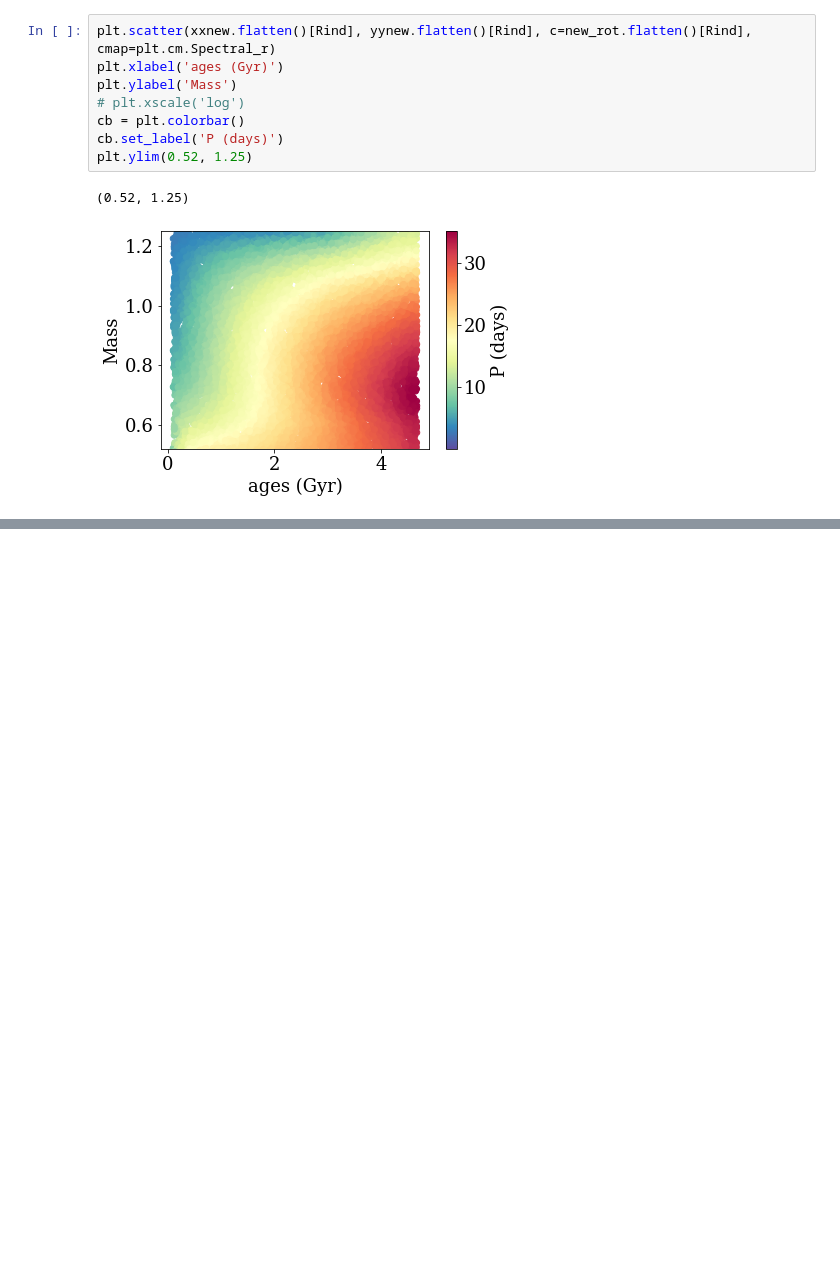
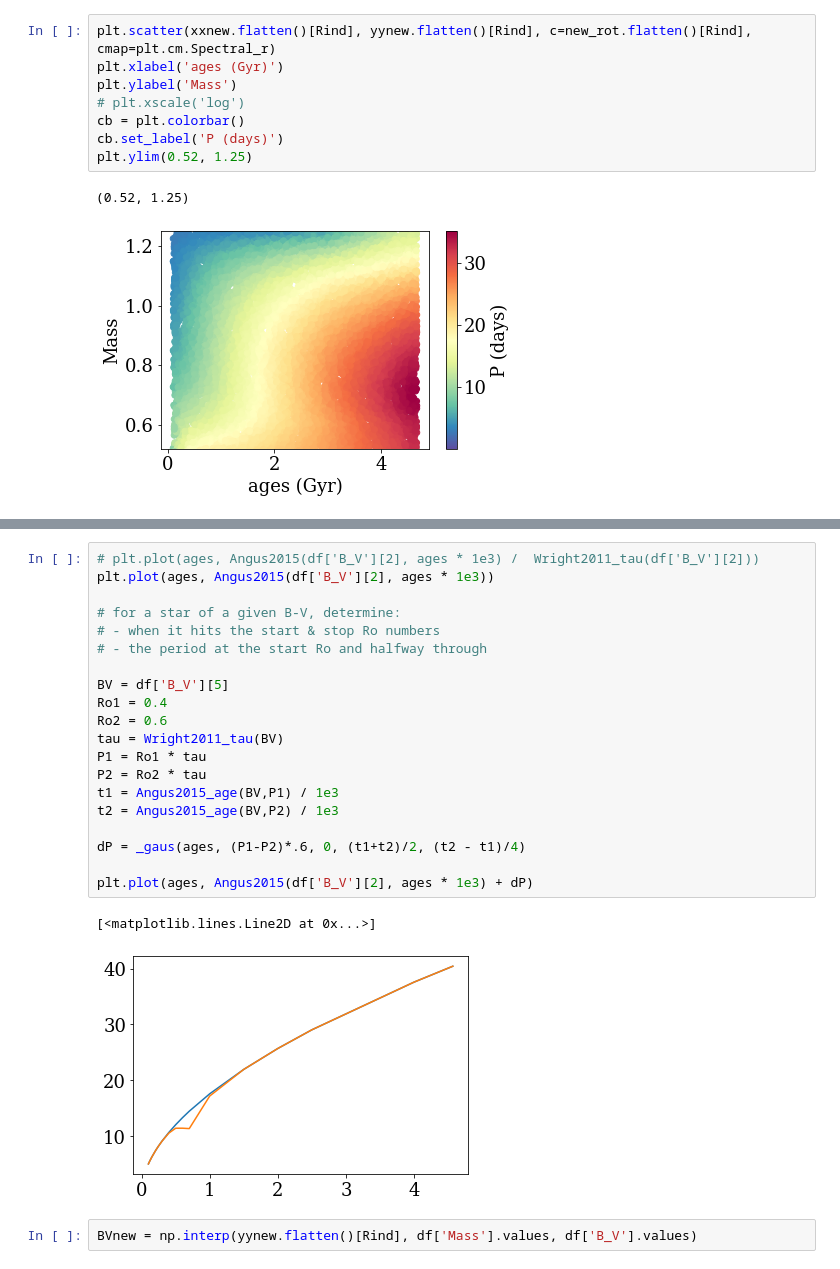
Before and after one commit to jradavenport/stall-down, a Jupyter notebook: code/SL20.ipynb, the cells around one changed output, grey strips where cells are left out. Cells and saved outputs as stored; diff of their text form; blank space fills up the shorter version.

Commit message:
adding a gap with Rossby number

```diff
--- a/code/SL20.ipynb
+++ b/code/SL20.ipynb
@@ -129,0 +212,25 @@ plt.savefig('SL20_test.jpg', dpi=150, bbox_inches='tight', pad_inches=0.25)
+# %%
+# plt.plot(ages, Angus2015(df['B_V'][2], ages * 1e3) /  Wright2011_tau(df['B_V'][2]))
+plt.plot(ages, Angus2015(df['B_V'][2], ages * 1e3))
+
+# for a star of a given B-V, determine:
+# - when it hits the start & stop Ro numbers
+# - the period at the start Ro and halfway through
+
+BV = df['B_V'][5]
+Ro1 = 0.4
+Ro2 = 0.6
+tau = Wright2011_tau(BV)
+P1 = Ro1 * tau
+P2 = Ro2 * tau
+t1 = Angus2015_age(BV,P1) / 1e3
+t2 = Angus2015_age(BV,P2) / 1e3
+
+dP = _gaus(ages, (P1-P2)*.6, 0, (t1+t2)/2, (t2 - t1)/4)
+
+plt.plot(ages, Angus2015(df['B_V'][2], ages * 1e3) + dP)
+# %% [output]
+[<matplotlib.lines.Line2D at 0x...>]
+[figure, added]
+# %%
+BVnew = np.interp(yynew.flatten()[Rind], df['Mass'].values, df['B_V'].values)
```
Also changed, not shown: parts of 10 cells of this notebook, 1 other file.
